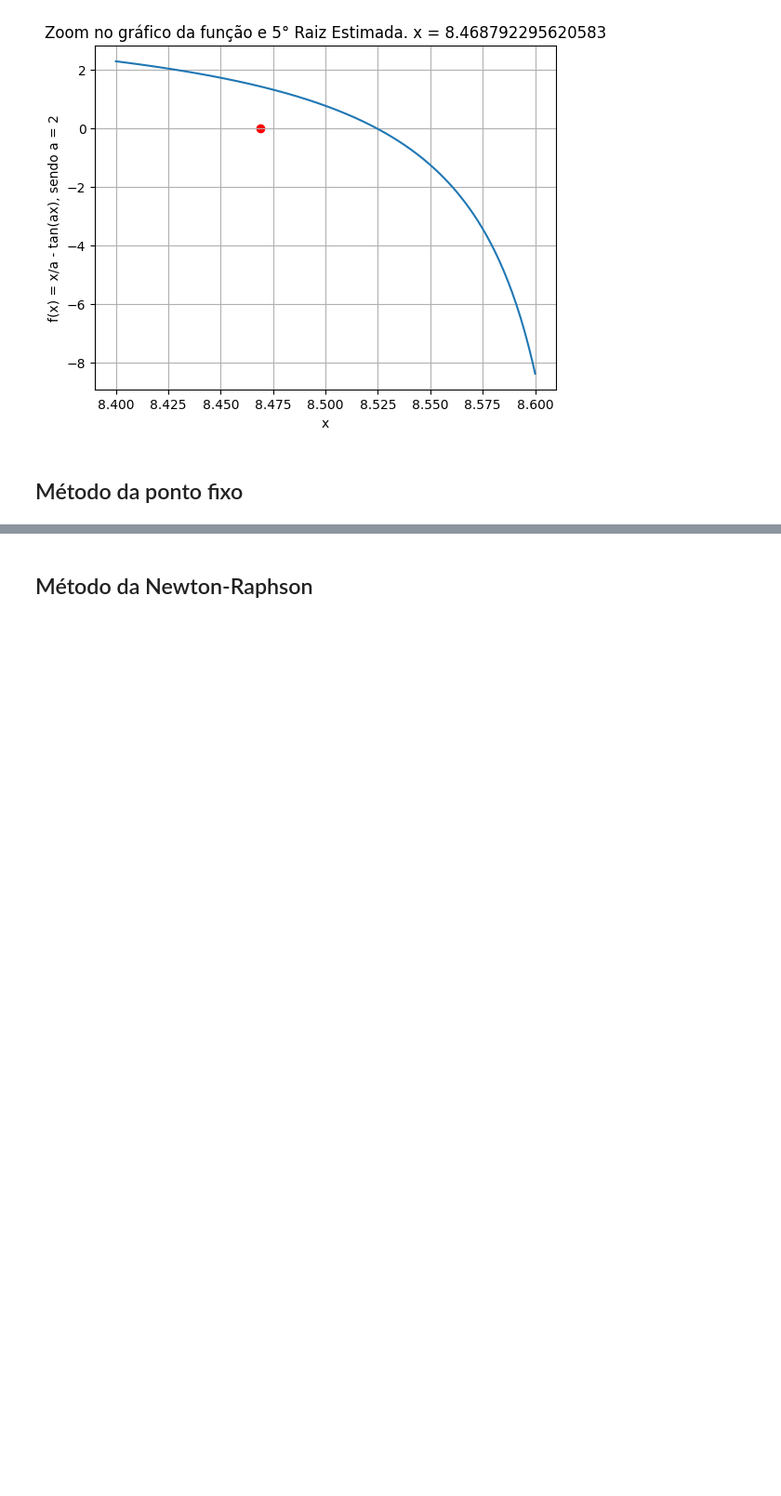
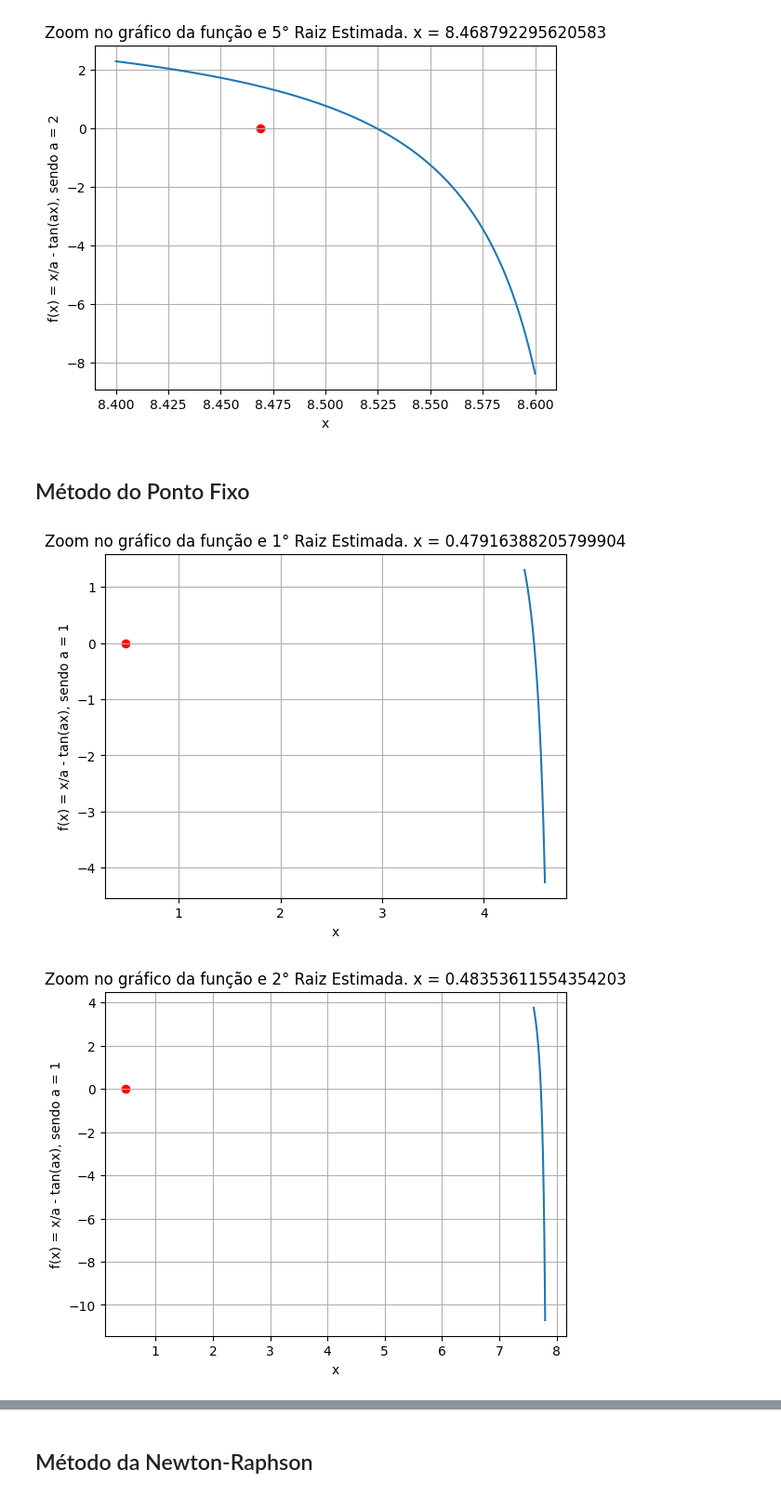
Before and after one commit to andreisilvasantos/Mestrado, a Jupyter notebook: Métodos Numéricos/AT2 - Metodos Numericos.ipynb, the cells around one changed output, grey strips where cells are left out. Shown at 93% size. Drawn from its saved outputs; the diff is of its cells as text; code cells hidden in the pictures; blank space fills up the shorter version.

Commit message:
Implementando a primeira versão do ponto fixo e de newton-raphson

```diff
--- a/Métodos Numéricos/AT2 - Metodos Numericos.ipynb
+++ b/Métodos Numéricos/AT2 - Metodos Numericos.ipynb
@@ -125,10 +130,10 @@ matriz_intervalosA2 = [[ 1.8, 2 ],
                      [ 8.4 , 8.6 ]]
 
 for linha in matriz_intervalosA2:
-    x_raizes.append(bissecao(linha[0], linha[1], 0.01, 10, funcao))
+    x_raizes.append(bissecao(linha[0], linha[1], 0.01, iter_maximo))
 
 # Plotando graficos
-print_graficos(funcao, matriz_intervalosA2, x_raizes)
+print_graficos(matriz_intervalosA2, x_raizes)
 # %% [output]
 [figure]
 [figure]
@@ -138,7 +143,7 @@ print_graficos(funcao, matriz_intervalosA2, x_raizes)
 # %% [markdown]
 ## Método da falsa posição
 # %%
-def falsa_posicao(x_inf, x_sup, erro_aceitavel, iter_maximo, funcao, x_raiz=0):
+def falsa_posicao(x_inf, x_sup, erro_aceitavel, iter_maximo, x_raiz=0):
     funcao_em_x_inf =  funcao(x_inf)
     funcao_em_x_sup =  funcao(x_sup)
     i_x_inf = 0
@@ -176,10 +181,10 @@ x_raizes = []
 a = 1
 
 for linha in matriz_intervalosA1:
-    x_raizes.append(falsa_posicao(linha[0], linha[1], 0.01, 10, funcao))
+    x_raizes.append(falsa_posicao(linha[0], linha[1], 0.01, iter_maximo))
 
 # Plotando graficos
-print_graficos(funcao, matriz_intervalosA1, x_raizes)
+print_graficos(matriz_intervalosA1, x_raizes)
 # %% [output]
 [figure]
 [figure]
@@ -193,15 +198,41 @@ x_raizes = []
 a = 2
 
 for linha in matriz_intervalosA2:
-    x_raizes.append(falsa_posicao(linha[0], linha[1], 0.01, 10, funcao))
+    x_raizes.append(falsa_posicao(linha[0], linha[1], 0.01, iter_maximo))
 
 # Plotando graficos
-print_graficos(funcao, matriz_intervalosA2, x_raizes)
+print_graficos(matriz_intervalosA2, x_raizes)
 # %% [output]
 [figure]
 [figure]
 [figure]
 [figure]
 [figure]
-# %% [markdown]
-## Método da ponto fixo
+# %% [markdown]
+## Método do Ponto Fixo
+# %%
+funcaoG = lambda x: math.atan(a * x)
+
+def ponto_fixo(x0, erro_aceitavel, iter_maximo):
+    x_raiz = x0
+    for i in range(iter_maximo):
+        x_raiz_ant = x_raiz
+        x_raiz = funcaoG(x_raiz_ant)
+        if x_raiz != 0:
+            erro_abs = abs((x_raiz - x_raiz_ant) / x_raiz) * 100
+        if erro_abs < erro_aceitavel:
+            return x_raiz
+
+    return None
+
+x_raizes = []
+a = 1
+
+for linha in matriz_intervalosA1:
+    x_raizes.append(ponto_fixo(linha[0], 0.1, iter_maximo))
+
+# Plotando graficos
+print_graficos(matriz_intervalosA1, x_raizes)
+# %% [output]
+[figure, added]
+[figure, added]
```
Also changed, not shown: parts of 7 cells of this notebook.
